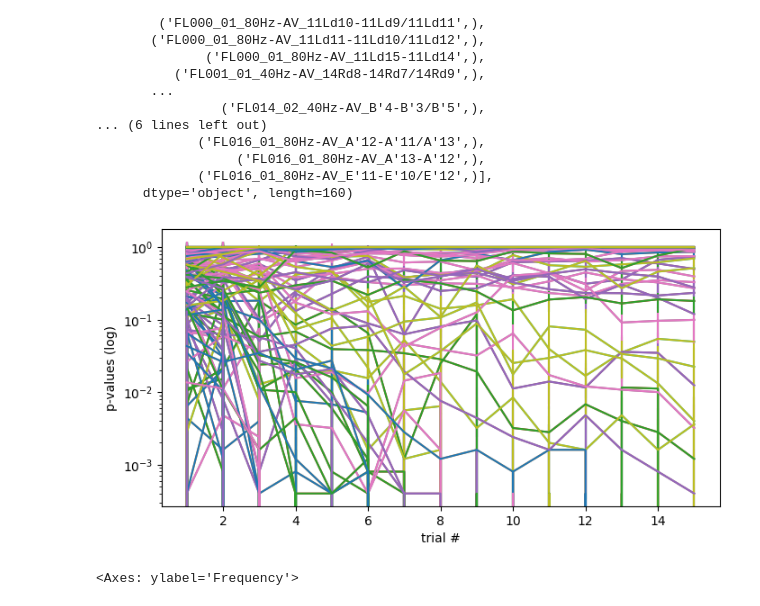
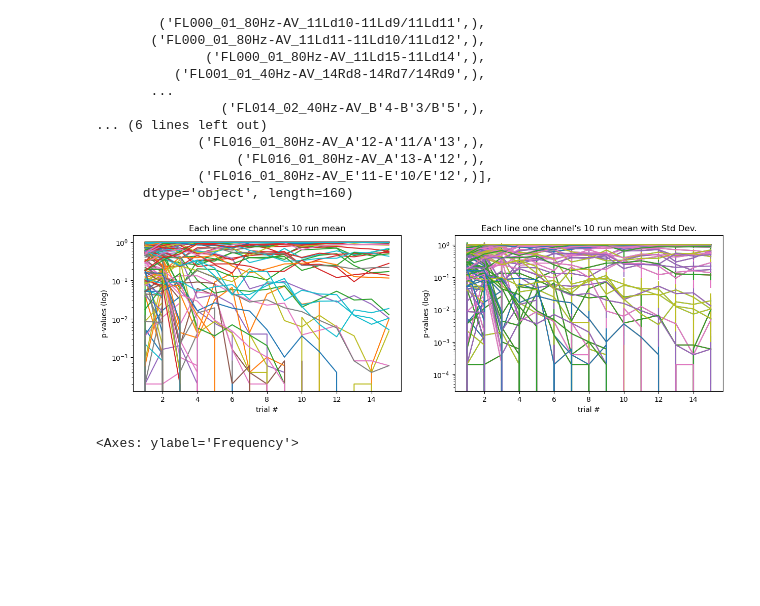
Before and after one commit to Simurgh818/NumTrials_NeededPer_FreqChoice, a Jupyter notebook: NumTrialsPerFreq.ipynb, the cells around one changed output. Cells and saved outputs as stored; diff of their text form; code cells hidden in the pictures; blank space fills up the shorter version.

Commit message:
500 shuffle result plotting.

```diff
--- a/NumTrialsPerFreq.ipynb
+++ b/NumTrialsPerFreq.ipynb
@@ -233,16 +233,24 @@ Index([         ('FL000_01_40Hz-AV_13Ld1-13Ld2',),
              ('FL016_01_80Hz-AV_E'11-E'10/E'12',)],
       dtype='object', length=160)
 # %%
-plt.figure(figsize=(8,4));
+plt.figure(figsize=(15,4));
+plt.subplot(1,2,1)
+for p in range(0,len(means_df_all.index)):
+    plt.semilogy(np.arange(1,16),means_df_all.iloc[p,:])
+plt.ylabel('p-values (log)');
+plt.xlabel('trial #');
+plt.title('Each line one channel\'s 10 run mean');
 
+plt.subplot(1,2,2)
 for p in range(0,len(means_df_all.index)):
     plt.errorbar(np.arange(1,16),means_df_all.iloc[p,:],yerr=stdDev_df_all.iloc[p,:]);
     plt.semilogy(np.arange(1,16),means_df_all.iloc[p,:])
 plt.ylabel('p-values (log)');
 plt.xlabel('trial #');
+plt.title('Each line one channel\'s 10 run mean with Std Dev.');
 #plt.legend(means_df_all.index);
 # %% [output]
-[figure, old version]
+[figure, new version]
 # %%
 means_df_all.plot.hist(bins=20);
 # %% [output]
```
Also changed, not shown: parts of 8 cells of this notebook.
